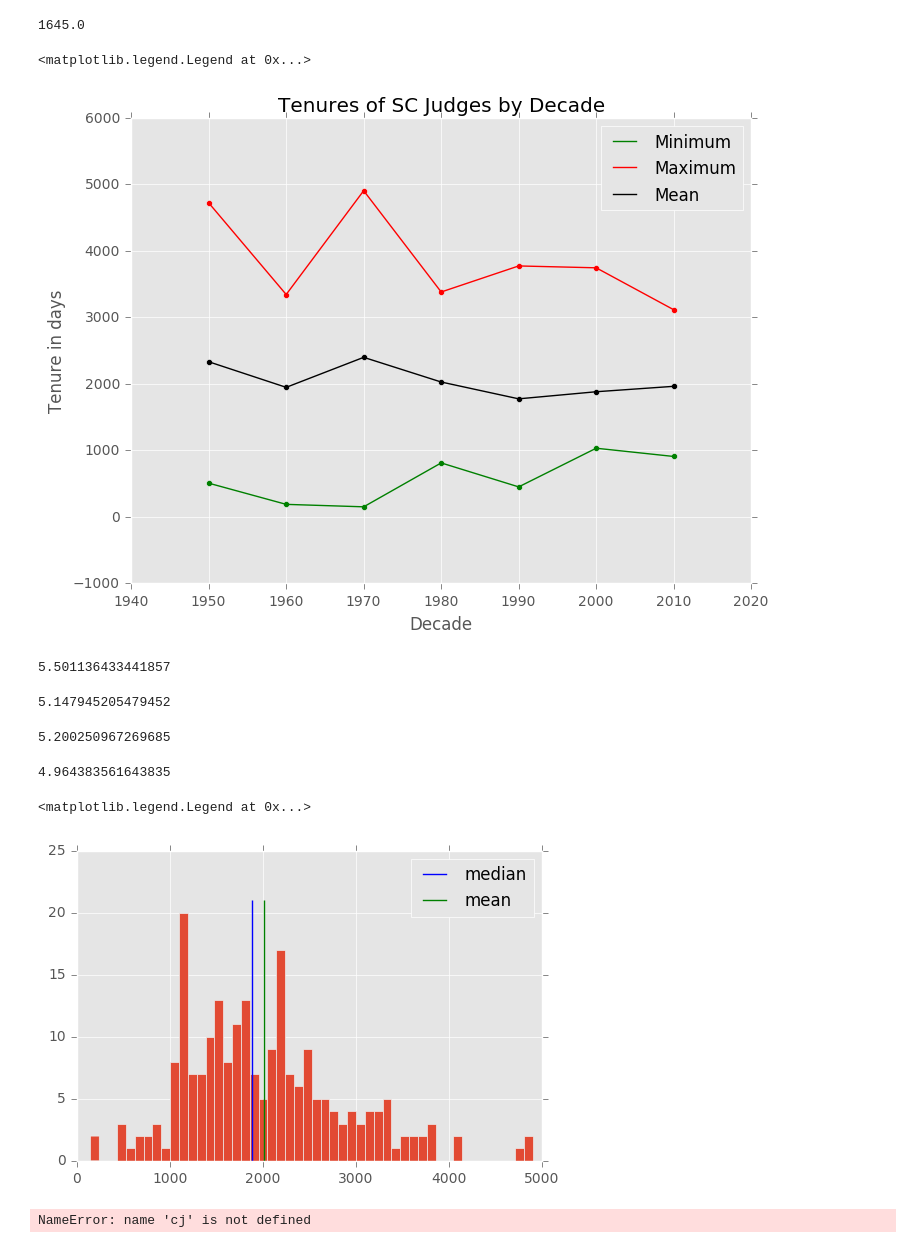
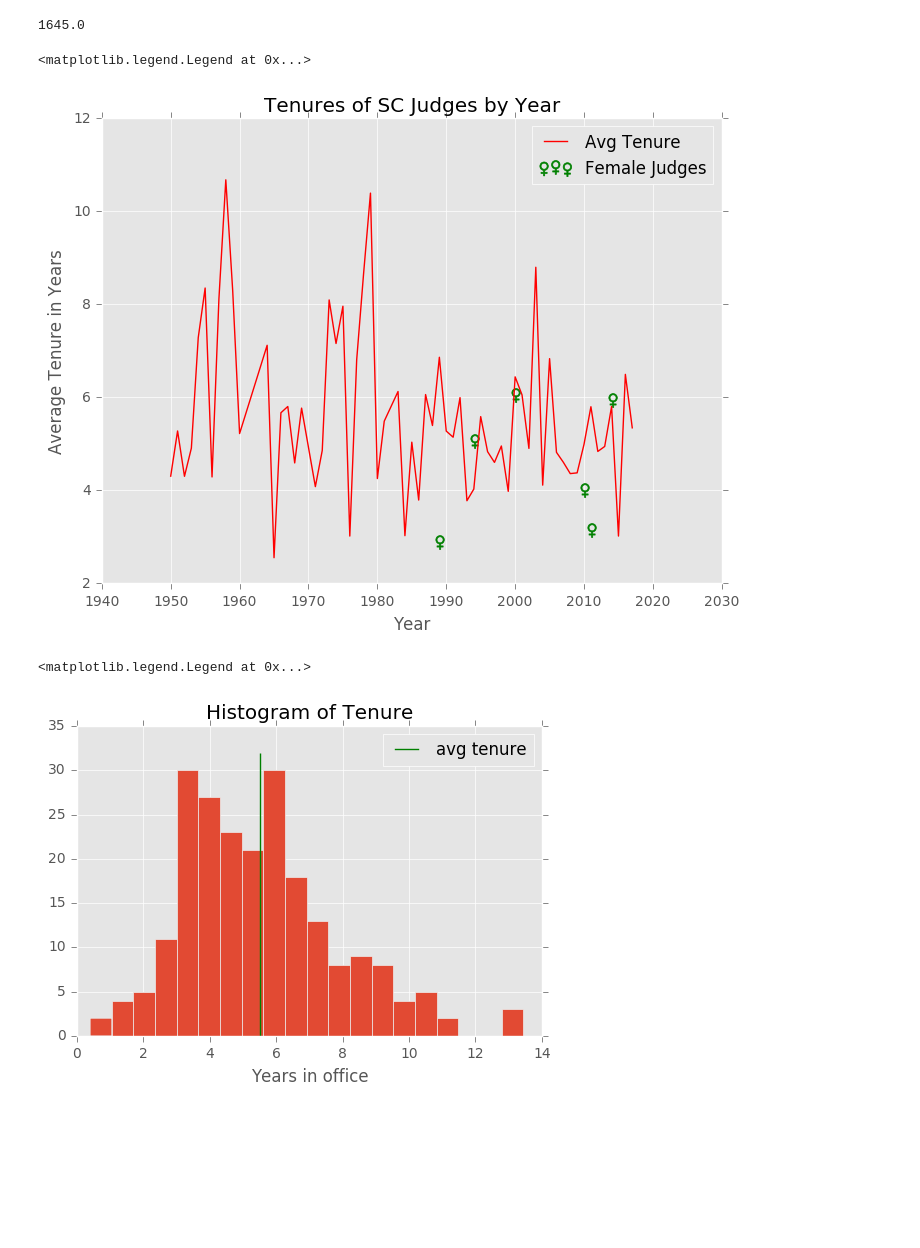
Before and after one commit to jaidevd/faciendum, a Jupyter notebook: exploration.ipynb, the cells around one changed output. Cells and saved outputs as stored; diff of their text form; code cells hidden in the pictures; blank space fills up the shorter version.

Commit message:
Plot of avg tenure per year

```diff
--- a/exploration.ipynb
+++ b/exploration.ipynb
@@ -17,7 +17,8 @@ df.head()
 | 189 | True | 1950-01-26 | 1956-01-31 | M | Hon’ble Mr. Justice Bijan Kumar M... |
 # %%
 df['tenure_days'] = (df['dor'] - df['doa']).apply(lambda x: x.days) + 1
-year = df.doa.apply(lambda x: x.year)
+df['tenure_years'] = df['tenure_days'] / 365
+df['year'] = df.doa.apply(lambda x: x.year)
 df['decade'] = (year // 10) * 10
 # %%
 males = df[df.gender == "M"]
@@ -37,25 +38,18 @@ men_mean = males.groupby('decade').agg(np.mean)
 # %%
 fig = plt.figure(figsize=(8, 6))
 fig.add_subplot(111)
-plt.plot(men_min.index, men_min['tenure_days'].values, "g", label="Minimum")
-plt.scatter(men_min.index, men_min['tenure_days'].values, c="g", marker="o")
-plt.plot(men_max.index, men_max['tenure_days'].values, "r", label="Maximum")
-plt.scatter(men_max.index, men_max['tenure_days'].values, c="r", marker="o")
-plt.plot(men_mean.index, men_mean['tenure_days'].values, "k", label="Mean")
-plt.scatter(men_mean.index, men_mean['tenure_days'].values, c="k", marker="o")
-#plt.scatter(females['decade'].values, females['tenure_days'].values, marker="$\u2640$", s=200, label="Female Judges")
-plt.xlabel("Decade")
-plt.ylabel("Tenure in days")
-plt.title("Tenures of SC Judges by Decade")
+#plt.plot(men_min.index, men_min['tenure_days'].values, "g-", label="Minimum")
+#plt.scatter(men_min.index, men_min['tenure_days'].values, c="g", marker="o")
+#plt.plot(men_max.index, men_max['tenure_days'].values, "r-", label="Maximum")
+#plt.scatter(men_max.index, men_max['tenure_days'].values, c="r", marker="o")
+plt.plot(men_mean.index, men_mean['tenure_days'].values / 365, "r-", label="Avg Tenure")
+#plt.scatter(men_mean.index, men_mean['tenure_days'].values, c="k", marker="o")
+plt.scatter(females['year'].values, females['tenure_days'].values / 365,
+            marker="$\u2640$", s=100, label="Female Judges", color="g")
+plt.xlabel("Year")
+plt.ylabel("Average Tenure in Years")
+plt.title("Tenures of SC Judges by Year")
 plt.legend(loc="best")
 # %% [output]
 <matplotlib.legend.Legend at 0x...>
-[figure, old version]
+[figure, new version]
-# %%
-males.tenure_days.mean() / 365
-# %% [output]
-5.501136433441857
-# %%
-males.tenure_days.median() / 365
-# %% [output]
-5.147945205479452
@@ -64,2 +55,0 @@ df['year'] = df['doa'].apply(lambda x: x.year)
-# %%
-males = df[df.gender == "M"]
@@ -68,20 +56,9 @@ post_89 = males[males.year >= 1989]
-# %%
-post_89.tenure_days.mean() / 365
-# %% [output]
-5.200250967269685
-# %%
-post_89.tenure_days.median() / 365
-# %% [output]
-4.964383561643835
 # %%
-ax = males.tenure_days.hist(bins=50)
-ax.vlines(males.tenure_days.median(), 0, 21., label="median", colors="b")
-ax.vlines(males.tenure_days.mean(), 0, 21., label="mean", colors="g")
+ax = males.tenure_years.hist(bins=20)
+ax.vlines(males.tenure_years.mean(), 0, 32., label="avg tenure", colors="g")
+ax.set_xlabel("Years in office")
+ax.set_title("Histogram of Tenure")
 ax.legend()
 # %% [output]
 <matplotlib.legend.Legend at 0x...>
-[figure, old version]
+[figure, new version]
-# %%
-cj_tenures = cj.set_index("name")['tenure_days']
-# %% [output]
-NameError: name 'cj' is not defined
```
Also changed, not shown: parts of 6 cells of this notebook.
